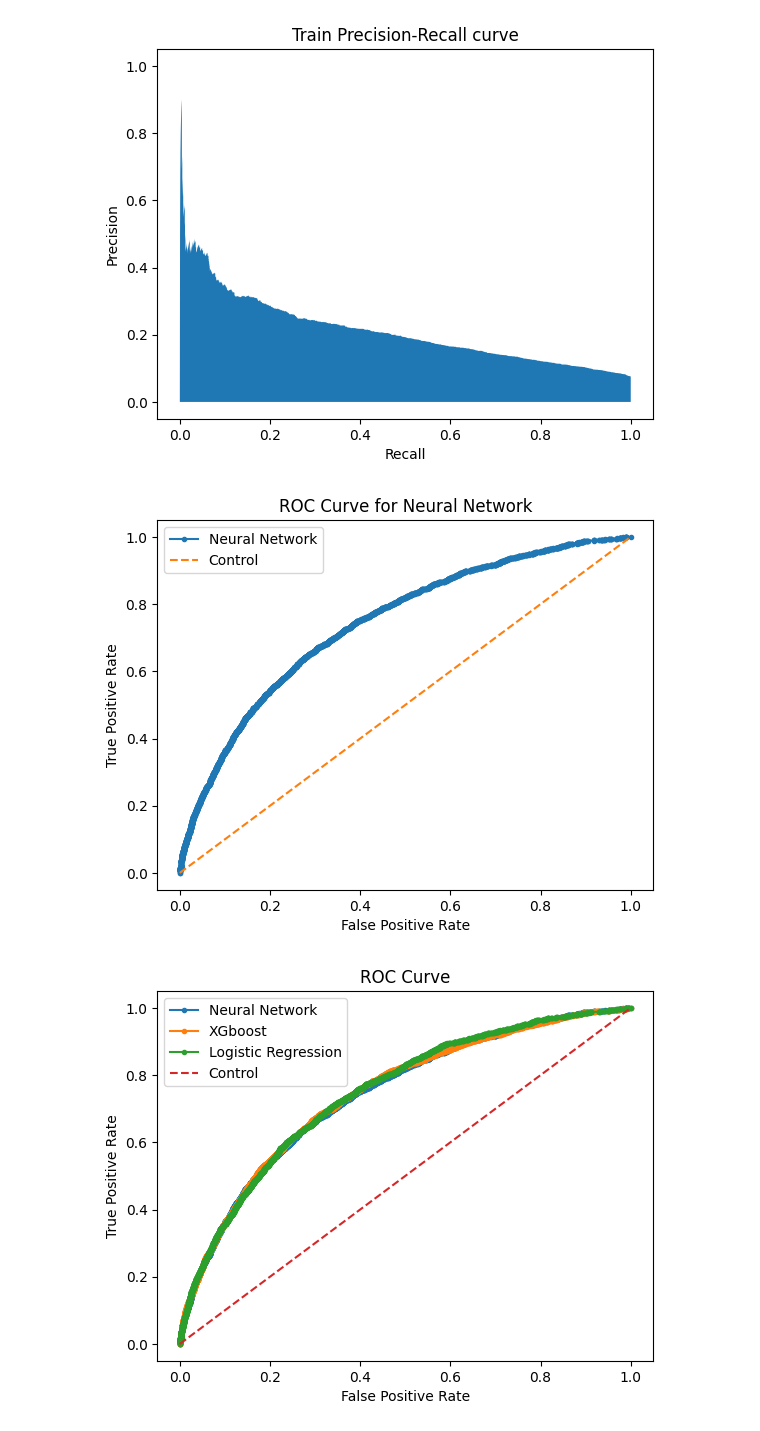
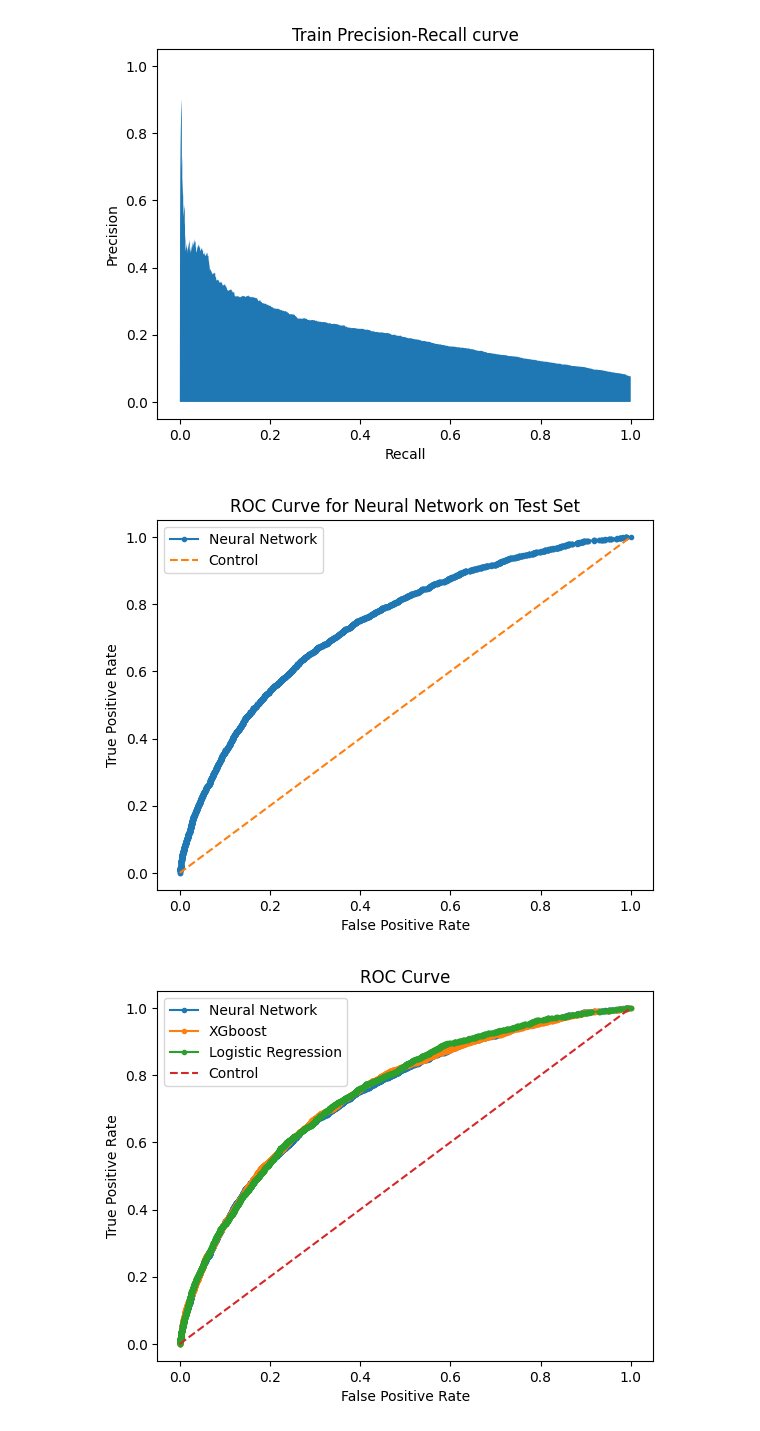
Before and after one commit to benbananas/ORIE5741_final, a Jupyter notebook: workspace-kfold.ipynb, the cells around one changed output. Cells and saved outputs as stored; diff of their text form; code cells hidden in the pictures.

```diff
--- a/workspace-kfold.ipynb
+++ b/workspace-kfold.ipynb
@@ -521,18 +579,18 @@ Text(0.5, 1.0, 'Train Precision-Recall curve')
 # %%
 fpr, tpr, _ = roc_curve(y_test, model_nn(torch.tensor(X_test.values, dtype=torch.float32)).detach().numpy().flatten())
 # plot model roc curve
 plt.plot(fpr, tpr, marker='.', label='Neural Network')
 # axis labels
 plt.plot([0, 1], [0, 1], linestyle='--', label='Control')
 plt.xlabel('False Positive Rate')
 plt.ylabel('True Positive Rate')
 # show the legend
 plt.legend()
-plt.title('ROC Curve for Neural Network')
+plt.title('ROC Curve for Neural Network on Test Set')
 # show the plot
 plt.show()
 # %% [output]
-[figure, old version]
+[figure, new version]
 # %%
 fpr_nn, tpr_nn, _ = roc_curve(y_test, model_nn(torch.tensor(X_test.values, dtype=torch.float32)).detach().numpy().flatten())
 fpr_xgb, tpr_xgb, _ = roc_curve(y_test, xgb_model.predict_proba(X_test)[:,1])
```
Also changed, not shown: parts of 7 cells of this notebook.
